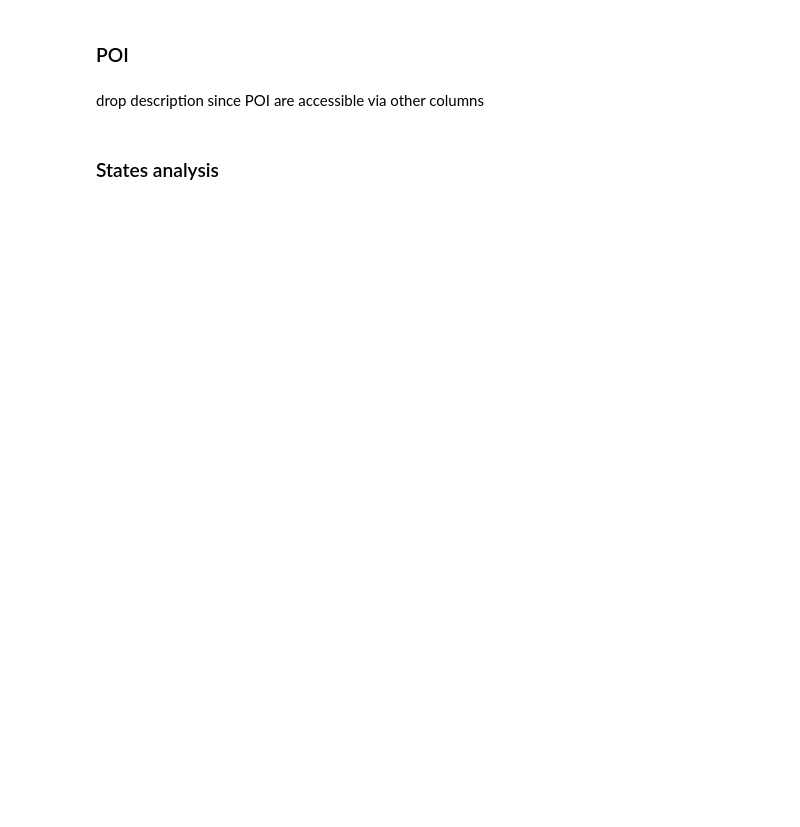
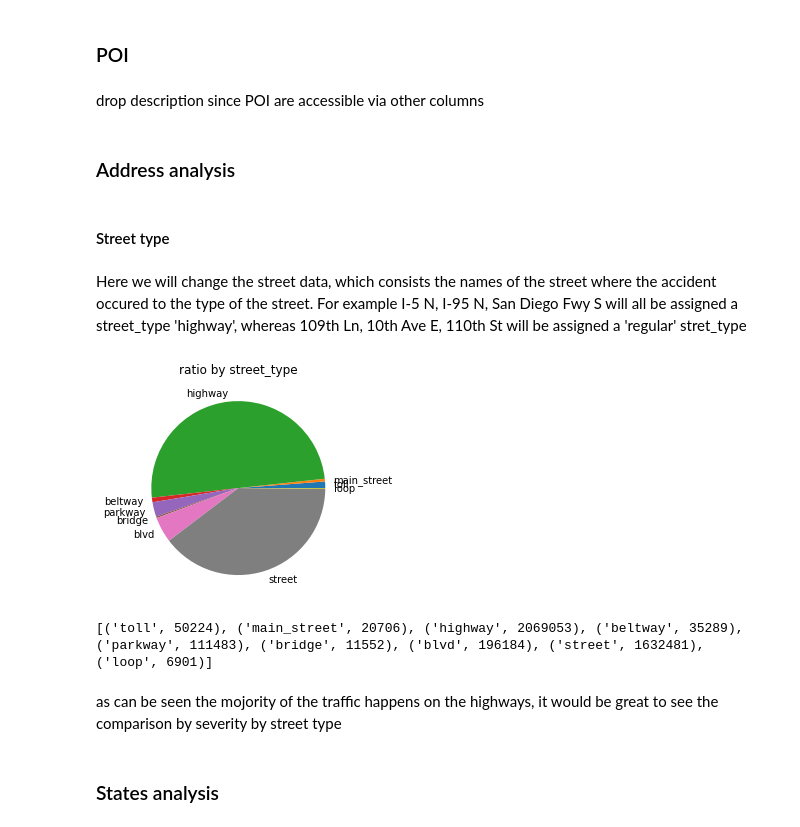
Before and after one commit to glebgalkin/SOEN471Winter, a Jupyter notebook: US Accidents technical analysis and regression.ipynb, the cells around one changed output. Saved outputs shown, nothing was run; the diff lists cells and outputs as text; code cells hidden in the pictures; blank space fills up the shorter version.

```diff
--- a/US Accidents technical analysis and regression.ipynb
+++ b/US Accidents technical analysis and regression.ipynb
@@ -315,6 +349,79 @@ update wind values
 ### POI
 # %% [markdown]
 drop description since POI are accessible via other columns
+# %% [markdown]
+### Address analysis
+# %% [markdown]
+#### Street type
+# %% [markdown]
+Here we will change the street data, which consists the names of the street where the accident occured to the type of the street. For example I-5 N, I-95 N, San Diego Fwy S will all be assigned a street_type 'highway', whereas 109th Ln, 10th Ave E, 110th St will be assigned a 'regular' stret_type
+# %%
+street_types = root_accidents_data.withColumn('street_type', \
+                                         when(col("Street").contains('I-'), lit('highway'))\
+                                         .when(col("Street").contains('US-'), lit('highway'))\
+                                         .when(col("Street").contains('CA-'), lit('highway'))\
+                                         .when(col("Street").contains('FL-'), lit('highway'))\
+                                         .when(col("Street").contains('GA-'), lit('highway'))\
+                                         .when(col("Street").contains('CT-'), lit('highway'))\
+                                         .when(col("Street").contains('MN-'), lit('highway'))\
+                                         .when(col("Street").contains('AZ-'), lit('highway'))\
+                                         .when(col("Street").contains('Fwy'), lit('highway'))\
+                                         .when(col("Street").contains('Connector'), lit('highway'))\
+                                         .when(col("Street").contains('-'), lit('highway'))\
+                                         .when(col("Street").contains('Expy'), lit('highway'))\
+                                         .when(col("Street").contains('Express'), lit('highway'))\
+                                         .when(col("Street").contains('Way'), lit('highway'))\
+                                         .when(col("Street").contains('Hwy'), lit('highway'))\
+                                         .when(col("Street").contains('Interstate'), lit('highway'))\
+                                         .when(col("Street").contains('Highway'), lit('highway'))\
+                                         .when(col("Street").contains('Freeway'), lit('highway'))\
+                                         .when(col("Street").contains('Pike'), lit('highway'))\
+                                         .when(col("Street").contains('Route'), lit('highway'))\
+                                         .when(col("Street").contains('Belt'), lit('beltway'))\
+                                         .when(col("Street").contains('belt'), lit('beltway'))\
+                                         .when(col("Street").contains('Cir'), lit('beltway'))\
+                                         .when(col("Street").contains('Tpke'), lit('toll'))\
+                                         .when(col("Street").contains('Trwy'), lit('toll'))\
+                                         .when(col("Street").contains('Tollway'), lit('toll'))\
+                                         .when(col("Street").contains('Pkwy'), lit('parkway'))\
+                                         .when(col("Street").contains('Park'), lit('parkway'))\
+                                         .when(col("Street").contains('Main St'), lit('main_street'))\
+                                         .when(col("Street").contains('Ave'), lit('street'))\
+                                         .when(col("Street").contains('St'), lit('street'))\
+                                         .when(col("Street").contains('Rd'), lit('street'))\
+                                         .when(col("Street").contains('Road'), lit('street'))\
+                                         .when(col("Street").contains('Ln'), lit('street'))\
+                                         .when(col("Street").contains('Dr'), lit('street'))\
+                                         .when(col("Street").contains('Trl'), lit('street'))\
+                                         .when(col("Street").contains('Trail'), lit('street'))\
+                                         .when(col("Street").contains('Camino'), lit('street'))\
+                                         .when(col("Street").contains('Path'), lit('street'))\
+                                         .when(col("Street").contains('Blvd'), lit('blvd'))\
+                                         .when(col("Street").contains('Boulevard'), lit('blvd'))\
+                                         .when(col("Street").contains('Broadway'), lit('blvd'))\
+                                         .when(col("Street").contains('Brg'), lit('bridge'))\
+                                         .when(col("Street").contains('Tun'), lit('bridge'))\
+                                         .when(col("Street").contains('Bridge'), lit('bridge'))\
+                                         .when(col("Street").contains('way'), lit('highway'))\
+                                         .when(col("Street").contains('Loop'), lit('loop'))\
+                                         .when(col("Street").contains('Pl'), lit('street'))\
+                                         .when(col("Street").contains('Plaza'), lit('street'))\
+                                         .when(col("Street").contains('wy'), lit('highway'))\
+                                         .when(col("Street").contains('W '), lit('highway'))\
+                                         .when(col("Street").contains('S '), lit('highway'))\
+                                         .when(col("Street").contains('N '), lit('highway'))\
+                                         .when(col("Street").contains('E '), lit('highway'))\
+                                         .when(col("Street").contains('Byp'), lit('highway'))\
+                                         .when(col("Street").contains('FM '), lit('highway'))\
+                                         .when(col("Street").contains('Ct'), lit('street'))\
+                                        .otherwise('street'))
+display_piechart_of_column(street_types, 'street_type')
+root_accidents_data = street_types
+# %% [output]
+[figure, added]
+[('toll', 50224), ('main_street', 20706), ('highway', 2069053), ('beltway', 35289), ('parkway', 111483), ('bridge', 11552), ('blvd', 196184), ('street', 1632481), ('loop', 6901)]
+# %% [markdown]
+as can be seen the mojority of the traffic happens on the highways, it would be great to see the comparison by severity by street type
 # %% [markdown]
 ### States analysis
 # %%
```
Also changed, not shown: parts of 17 cells of this notebook.
